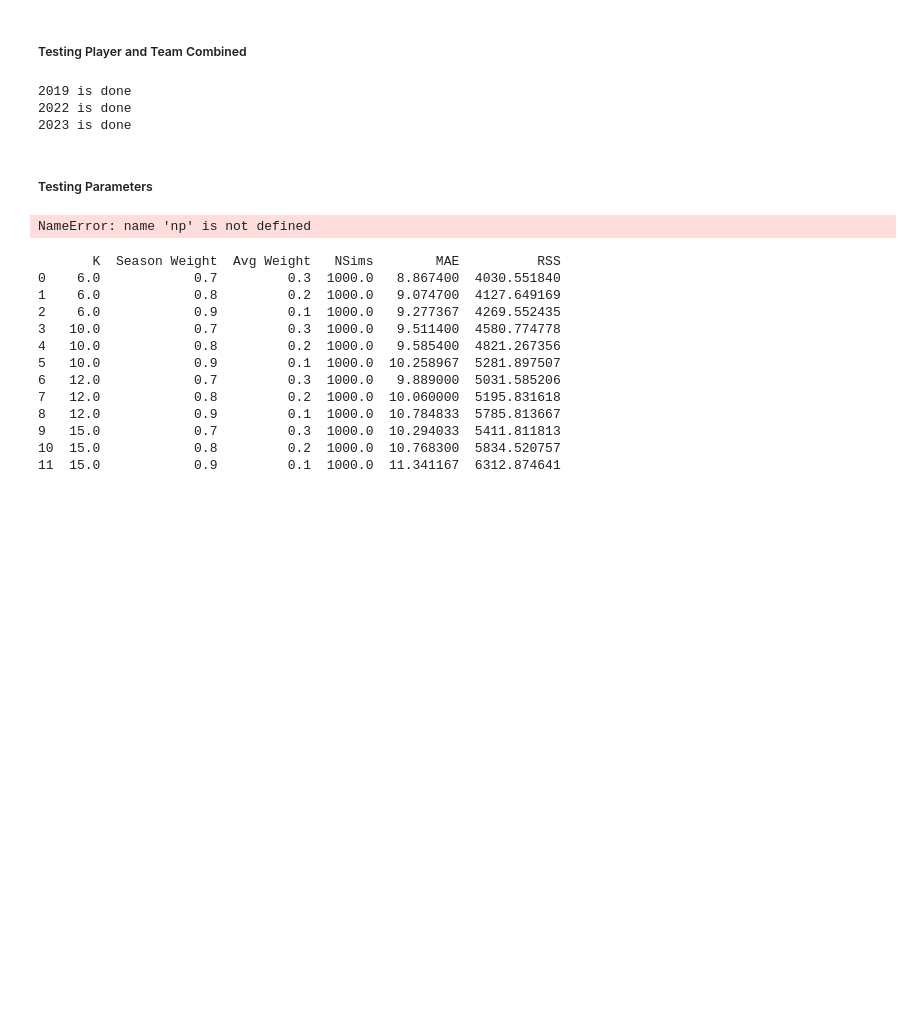
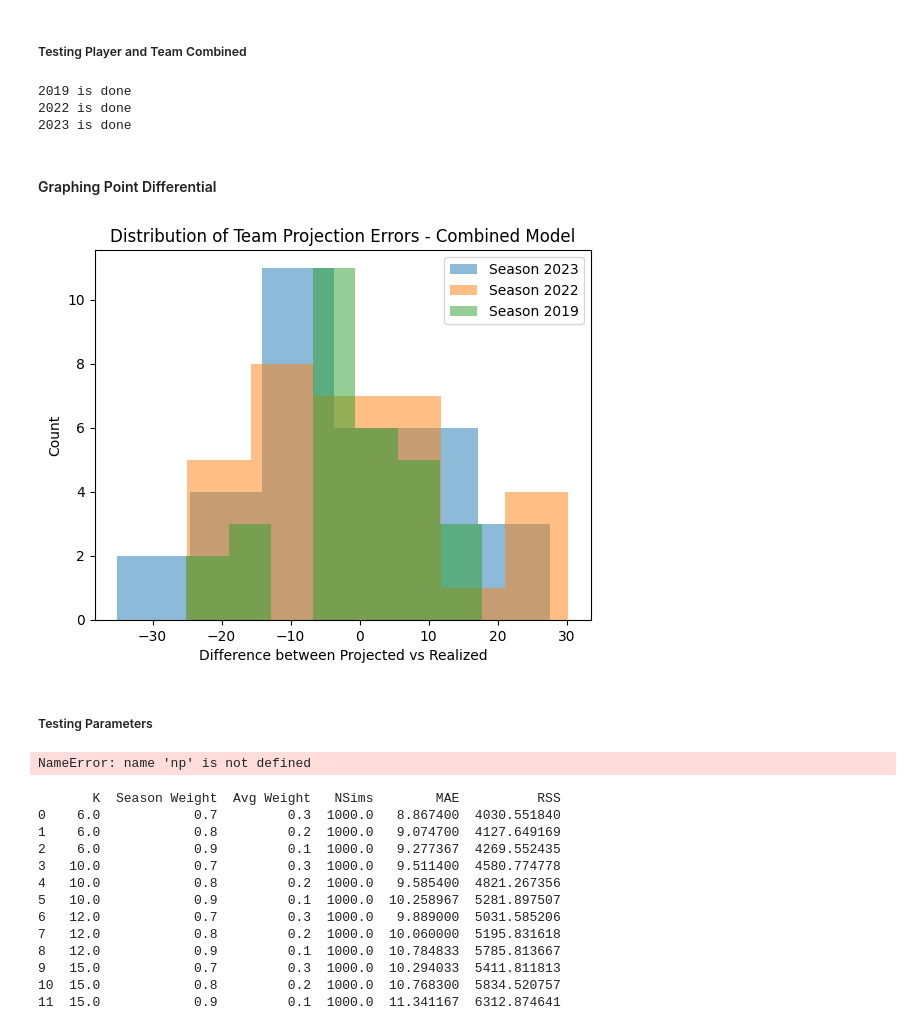
Before and after one commit to hinayatali9/MIE368_PROJECT, a Jupyter notebook: team_proj/scripts/Forecasting Tester.ipynb, the cells around one changed output. Saved outputs shown, nothing was run; the diff lists cells and outputs as text; code cells hidden in the pictures; blank space fills up the shorter version.

```diff
--- a/team_proj/scripts/Forecasting Tester.ipynb
+++ b/team_proj/scripts/Forecasting Tester.ipynb
@@ -265,8 +265,14 @@ def simulator(df, season_weight, average_weight, nsims, season, elo_rating_end,
 
     return standings, playoffs_counter
 # %%
-def forecast_tester(K, season_weight, average_weight, nsims, season_yr, real_scores, playoff_real, team_weight, player_proj):
+def forecast_tester(K, season_weight, average_weight, nsims, season_yr, real_scores, playoff_real, team_weight, player_proj, pts_diff):
     scores_df = pd.read_csv('C:/Users/Gabriel/Documents/GitHub/MIE368_PROJECT/team_proj/data/season_data.csv')
+
+    # For 2023-2024 season forecasting uncomment below
+    #scores_df2 = pd.read_csv('C:/Users/Gabriel/Documents/GitHub/MIE368_PROJECT/team_proj/data/nhl_2023_2024_season.csv')
+
+    #scores_df = pd.concat([scores_df1, scores_df2])
+
 
     seasons, elo, final_season_elos = elo_adjuster(scores_df, season_weight, average_weight, K)
 
@@ -284,6 +290,10 @@ def forecast_tester(K, season_weight, average_weight, nsims, season_yr, real_sco
 
     points_df = pd.merge(mean_pts, real_scores_df, on='Team')
     points_df['Diff'] = (np.abs(points_df['PTS_y']-points_df['PTS_x']))
+
+    #points_df['Diff'] = (points_df['PTS_y']-points_df['PTS_x'])
+
+    pts_diff[season_yr] = points_df
 
     mean_x = np.mean(points_df['PTS_x'])
     std_dev_x = np.std(points_df['PTS_x'])
@@ -316,7 +326,7 @@ def forecast_tester(K, season_weight, average_weight, nsims, season_yr, real_sco
 
     Brier_sc = abs(playoff_score['Playoff Prob']- playoff_score['PTS']).mean()
 
-    return mean_pts, MeanAE, RSS, Brier_sc
+    return mean_pts, MeanAE, RSS, Brier_sc, pts_diff
 # %%
 # Initialize an empty DataFrame with the desired columns
 columns = ['Year', 'K', 'Season Weight', 'Avg Weight', 'Team Proj Weight', 'Player Proj Weight', 'NSims', 'MAE', 'RSS', 'Playoff Brier']
@@ -418,24 +428,49 @@ player_proj_elo = {2023: {'Florida Panthers': 1577.978875837462, 'Los Angeles Ki
 # %%
 season_weight_ls = 0.8
 K_list = 6
-num_simulations = 1
-year = [2019] #2022, 2023]
-team_weight_ls = [0.25, 0.5, 0.75]
+num_simulations = 10000
+year = [2019, 2022, 2023]
+team_weight_ls = [0.5] #[0.25, 0.5, 0.75]
+pts_df_dict = {}
 
 for i in year:
     for team_w in team_weight_ls:
         avg_w = 1 - season_weight_ls
         player_proj_w = 1 - team_w
-        mean_pts, MeanAE, RSS, Brier_sc = forecast_tester(K_list, season_weight_ls, avg_w, num_simulations, i, real_scores, real_playoff, team_w, player_proj_elo)
+        mean_pts, MeanAE, RSS, Brier_sc, pts_df_dict = forecast_tester(K_list, season_weight_ls, avg_w, num_simulations, i, real_scores, real_playoff, team_w, player_proj_elo, pts_df_dict)
         all_models = add_testing_row(all_models, i, K_list, season_weight_ls, avg_w, team_w, player_proj_w, num_simulations, MeanAE, RSS, Brier_sc)
 
     print(f'{i} is done')
 
-all_models.to_csv('C:/Users/Gabriel/Documents/MIE368/Data/team_and_player_proj_results.csv', index=False)
+#all_models.to_csv('C:/Users/Gabriel/Documents/MIE368/Data/team_and_player_proj_results.csv', index=False)
 # %% [output]
 2019 is done
 2022 is done
 2023 is done
+# %% [markdown]
+#### Graphing Point Differential
+# %%
+import matplotlib.pyplot as plt
+
+legends = []
+
+for season, df in reversed(pts_df_dict.items()):
+    df['Diff'] = df['Diff'] * -1
+    plt.hist(df['Diff'], bins='auto', alpha=0.5, label=f'Season {season}')
+    legends.append(f'Season {season}')
+
+# Show legends
+plt.legend(legends)
+
+# Customize plot labels
+plt.title('Distribution of Team Projection Errors - Combined Model')
+plt.xlabel('Difference between Projected vs Realized')
+plt.ylabel('Count')
+
+# Show the combined histogram
+plt.show()
+# %% [output]
+[figure, added]
 # %% [markdown]
 ##### Testing Parameters
 # %%
```
Also changed, not shown: 1 other file.
